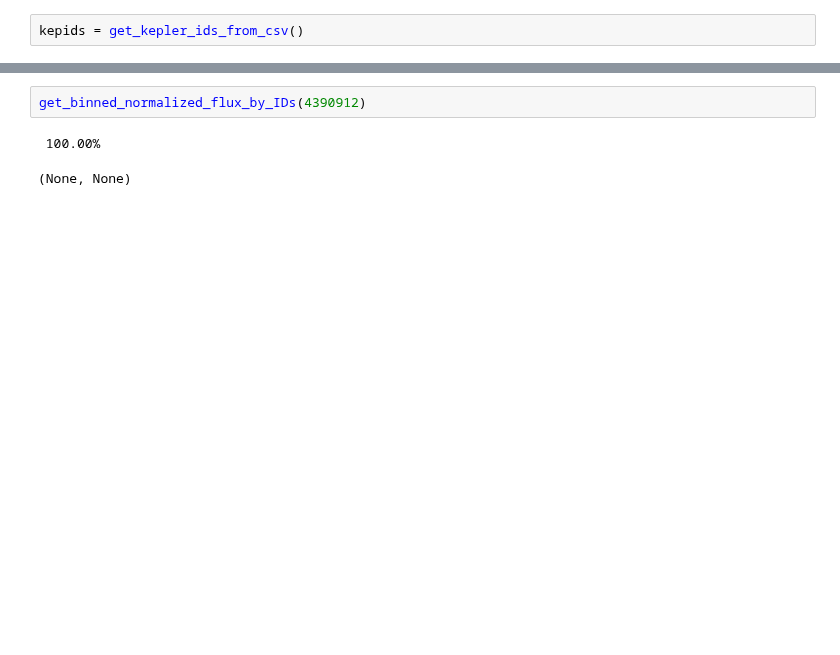
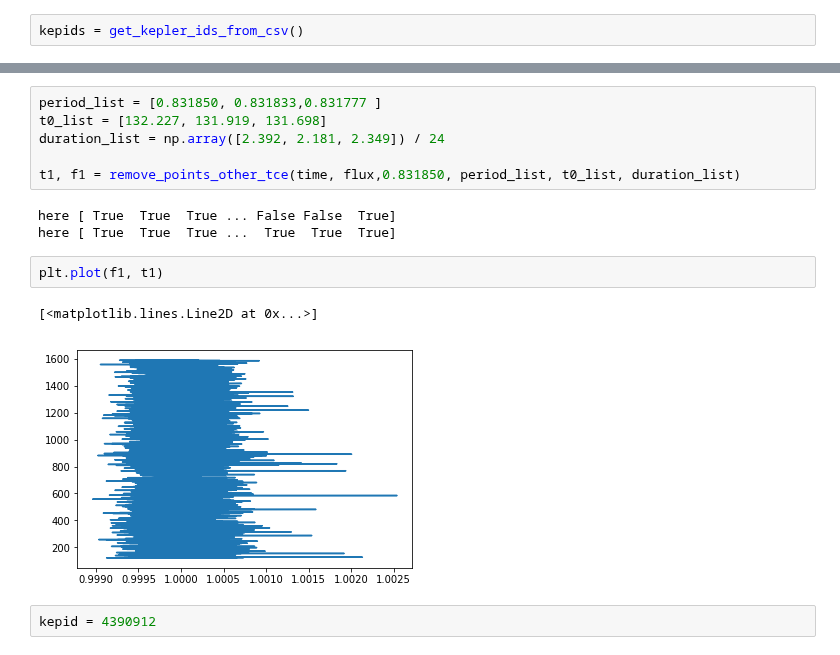
Before and after one commit to grewwc/phd_thesis, a Jupyter notebook: exoplanet/again_preprocess.ipynb, the cells around one changed output, grey strips where cells are left out. Drawn from its saved outputs; the diff is of its cells as text; blank space fills up the shorter version.

```diff
--- a/exoplanet/again_preprocess.ipynb
+++ b/exoplanet/again_preprocess.ipynb
@@ -116,5 +86,16 @@ time, flux = get_time_flux_by_ID(4390912)
+# %%
+period_list = [0.831850, 0.831833,0.831777 ]
+t0_list = [132.227, 131.919, 131.698]
+duration_list = np.array([2.392, 2.181, 2.349]) / 24
+
+t1, f1 = remove_points_other_tce(time, flux,0.831850, period_list, t0_list, duration_list)
+# %% [output]
+here [ True  True  True ... False False  True]
+here [ True  True  True ...  True  True  True]
+# %%
+plt.plot(f1, t1)
+# %% [output]
+[<matplotlib.lines.Line2D at 0x...>]
+[figure, added]
 # %%
-get_binned_normalized_flux_by_IDs(4390912)
+kepid = 4390912
-# %% [output]
- 100.00%
-(None, None)
```
Also changed, not shown: parts of 18 cells of this notebook, 10 other files.
